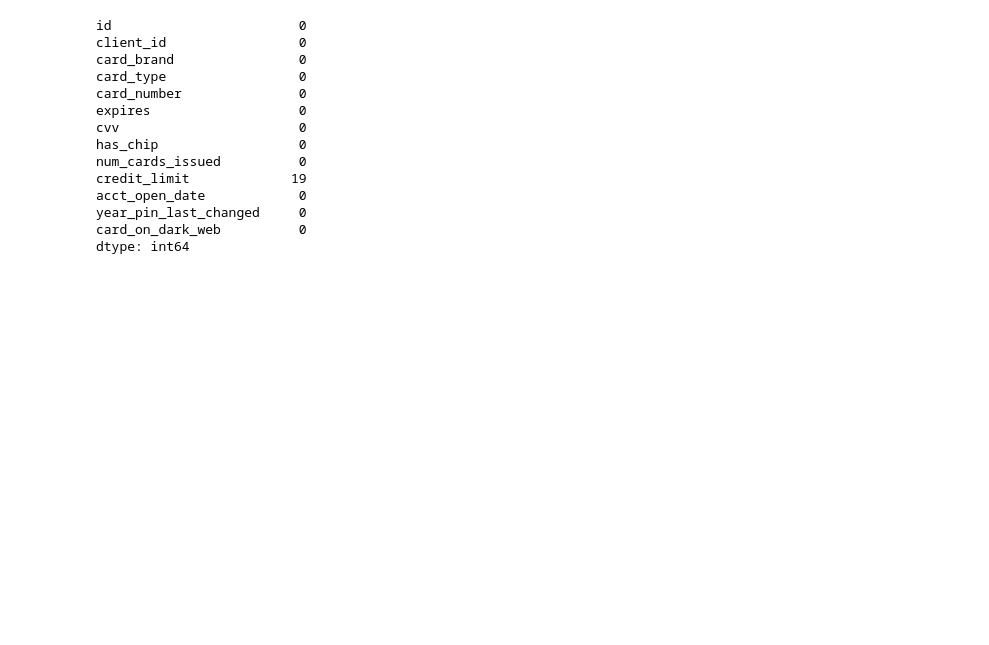
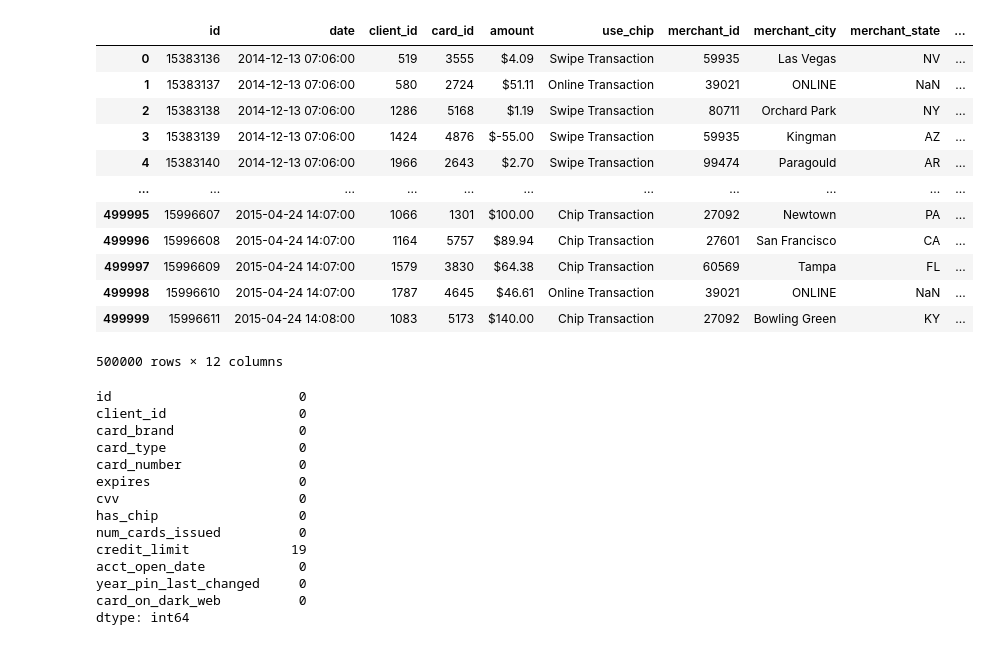
Before and after one commit to SebLevican/fintech, a Jupyter notebook: src/research/eda.ipynb, the cells around one changed output. Drawn from its saved outputs; the diff is of its cells as text; code cells hidden in the pictures; blank space fills up the shorter version.

```diff
--- a/src/research/eda.ipynb
+++ b/src/research/eda.ipynb
@@ -14,3 +103,21 @@ users = read_bucket('users_dirty')
+# %%
+transactions['date'] = pd.to_datetime(transactions['date'], errors='coerce')
+# %%
+transactions
+# %% [output]
+|  | id | date | client_id | card_id | amount | use_chip | merchant_id | merchant_city | merchant_state | ... |
+| 0 | 15383136 | 2014-12-13 07:06:00 | 519 | 3555 | $4.09 | Swipe Transaction | 59935 | Las Vegas | NV | ... |
+| 1 | 15383137 | 2014-12-13 07:06:00 | 580 | 2724 | $51.11 | Online Transaction | 39021 | ONLINE | NaN | ... |
+| 2 | 15383138 | 2014-12-13 07:06:00 | 1286 | 5168 | $1.19 | Swipe Transaction | 80711 | Orchard Park | NY | ... |
+| 3 | 15383139 | 2014-12-13 07:06:00 | 1424 | 4876 | $-55.00 | Swipe Transaction | 59935 | Kingman | AZ | ... |
+| 4 | 15383140 | 2014-12-13 07:06:00 | 1966 | 2643 | $2.70 | Swipe Transaction | 99474 | Paragould | AR | ... |
+| ... | ... | ... | ... | ... | ... | ... | ... | ... | ... | ... |
+| 499995 | 15996607 | 2015-04-24 14:07:00 | 1066 | 1301 | $100.00 | Chip Transaction | 27092 | Newtown | PA | ... |
+| 499996 | 15996608 | 2015-04-24 14:07:00 | 1164 | 5757 | $89.94 | Chip Transaction | 27601 | San Francisco | CA | ... |
+| 499997 | 15996609 | 2015-04-24 14:07:00 | 1579 | 3830 | $64.38 | Chip Transaction | 60569 | Tampa | FL | ... |
+| 499998 | 15996610 | 2015-04-24 14:07:00 | 1787 | 4645 | $46.61 | Online Transaction | 39021 | ONLINE | NaN | ... |
+| 499999 | 15996611 | 2015-04-24 14:08:00 | 1083 | 5173 | $140.00 | Chip Transaction | 27092 | Bowling Green | KY | ... |
+500000 rows × 12 columns
 # %%
 cards.isna().sum()
 # %% [output]
```
Also changed, not shown: parts of 12 cells of this notebook, 21 other files.
